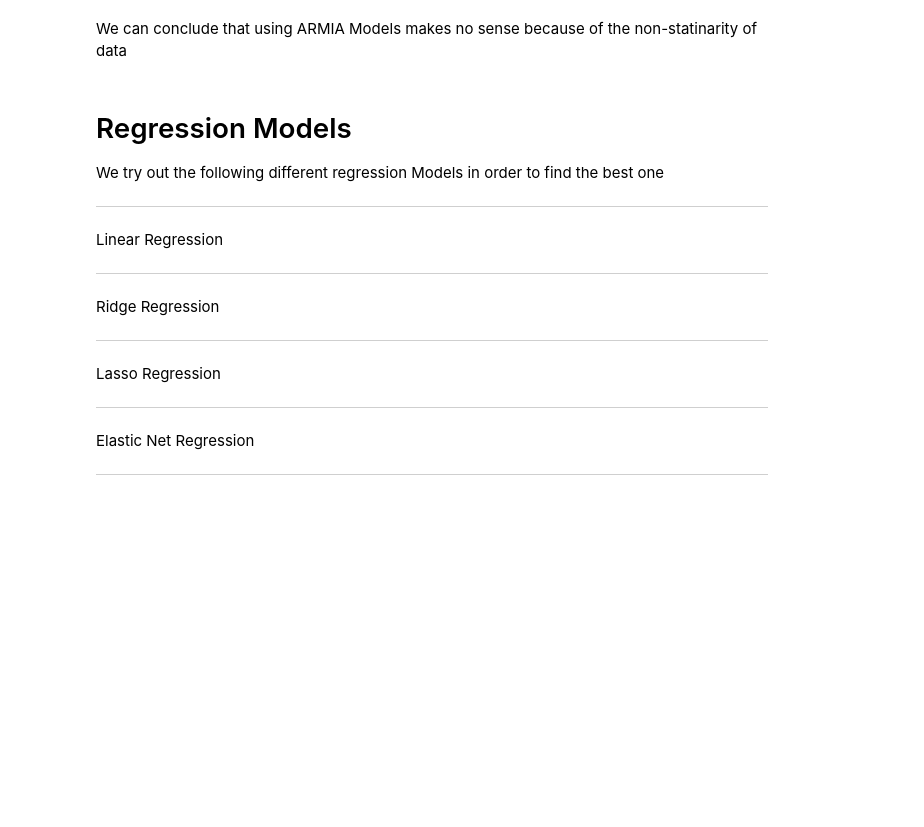
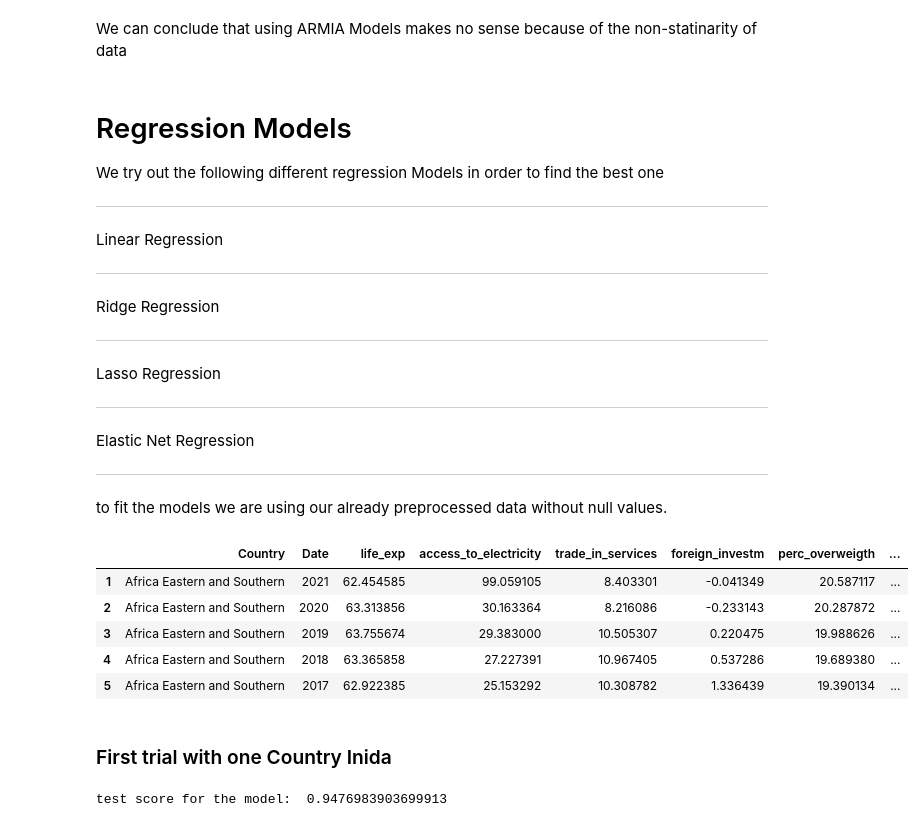
Before and after one commit to svisel22/SS23-BIPM-Big-Data-Group-KMJ-Do-Gooders, a Jupyter notebook: app/predicition model/modeling_approaches.ipynb, the cells around one changed output. Saved outputs shown, nothing was run; the diff lists cells and outputs as text; code cells hidden in the pictures; blank space fills up the shorter version.

Commit message:
Linear Regression Performed

```diff
--- a/app/predicition model/modeling_approaches.ipynb
+++ b/app/predicition model/modeling_approaches.ipynb
@@ -218,3 +221,21 @@ Lasso Regression
 ______
 Elastic Net Regression
 ______
+
+to fit the models we are using our already preprocessed data without null values.
+# %%
+df_reg = pd.read_csv('/Users/kevingiesen/Library/Mobile Documents/com~apple~CloudDocs/BIPM Master/Semester 2/Big Data/Big Data Project/app/predicition model/data/data_no_nas.csv')
+# %%
+# filter out the year 2022
+df_reg = df_reg[~(df_reg['Date'] == 2022)]
+# %%
+df_reg.head()
+# %% [output]
+|  | Country | Date | life_exp | access_to_electricity | trade_in_services | foreign_investm | perc_overweigth | ... |
+| 1 | Africa Eastern and Southern | 2021 | 62.454585 | 99.059105 | 8.403301 | -0.041349 | 20.587117 | ... |
+| 2 | Africa Eastern and Southern | 2020 | 63.313856 | 30.163364 | 8.216086 | -0.233143 | 20.287872 | ... |
+| 3 | Africa Eastern and Southern | 2019 | 63.755674 | 29.383000 | 10.505307 | 0.220475 | 19.988626 | ... |
+| 4 | Africa Eastern and Southern | 2018 | 63.365858 | 27.227391 | 10.967405 | 0.537286 | 19.689380 | ... |
+| 5 | Africa Eastern and Southern | 2017 | 62.922385 | 25.153292 | 10.308782 | 1.336439 | 19.390134 | ... |
+# %% [markdown]
+### First trial with one Country Inida
@@ -220,0 +251,12 @@ ______
+# %%
+# create Linear Regression model
+model_lr = LinearRegression()
+
+#Fitting model over training data
+model_lr.fit(x_train, y_train)
+
+#Evaluating the model over test data
+lr_confidence = model_lr.score(x_test, y_test)
+print("test score for the model: ", lr_confidence)
+# %% [output]
+test score for the model:  0.9476983903699913
```
Also changed, not shown: parts of 13 cells of this notebook, 2 other files.
